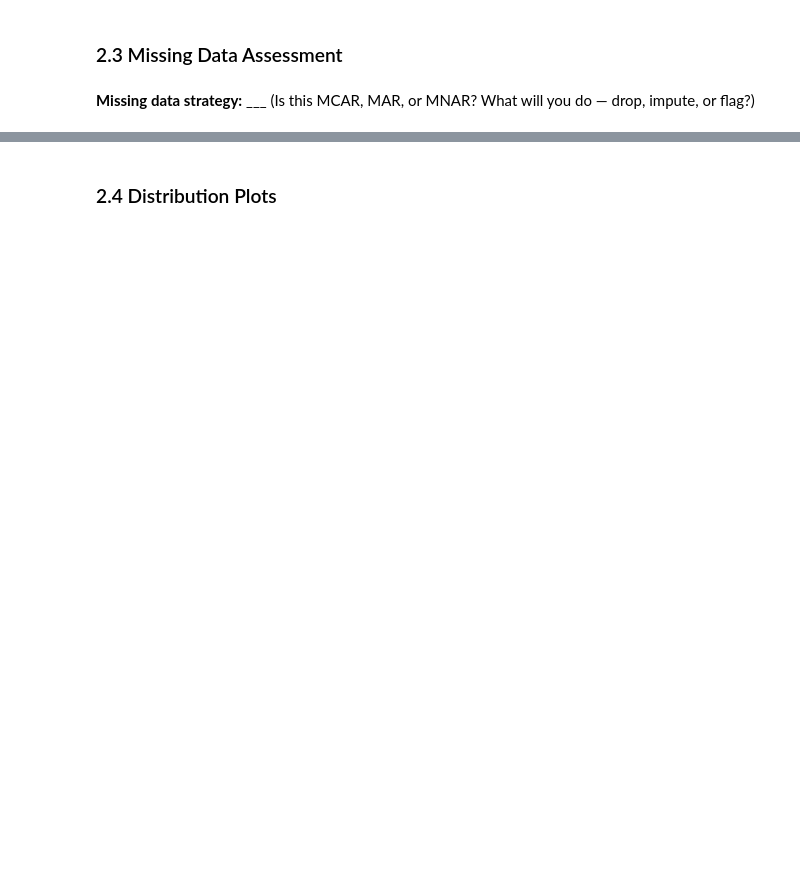
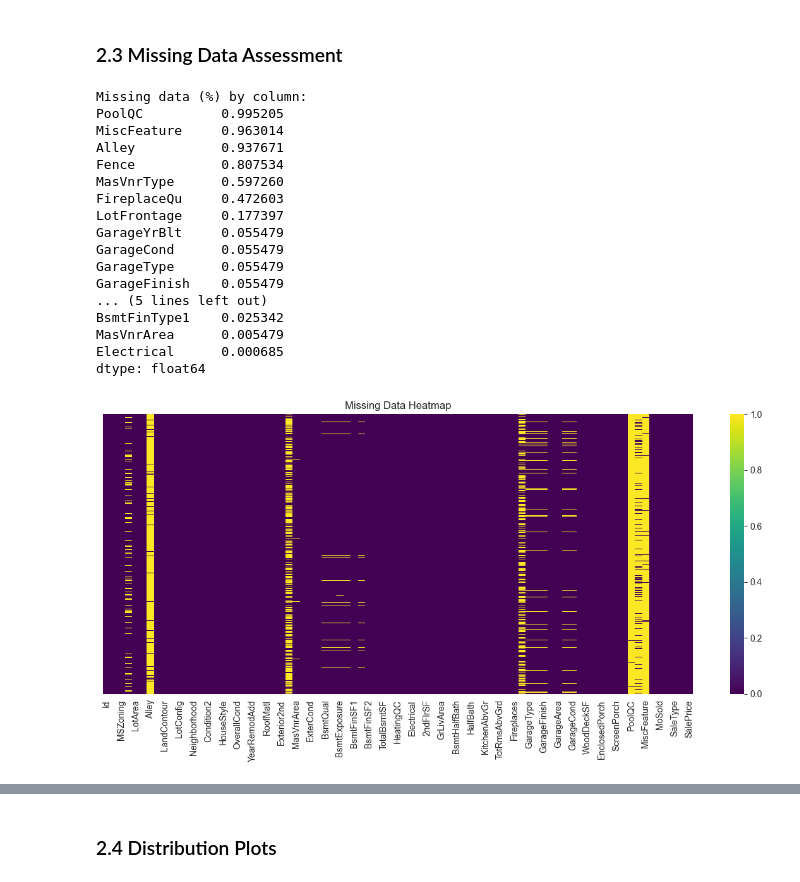
Before and after one commit to annabashlakova/ECON-3916-ML-Prediction-Project-Final-Project, a Jupyter notebook: 3916-final-project-starter (1).ipynb, the cells around one changed output, grey strips where cells are left out. Drawn from its saved outputs; the diff is of its cells as text; code cells hidden in the pictures; blank space fills up the shorter version.

```diff
--- a/3916-final-project-starter (1).ipynb
+++ b/3916-final-project-starter (1).ipynb
@@ -90,18 +125,34 @@ df.describe()
 # %%
 # ============================================================
 # 2.3 Missing data heatmap (Ch 1: MCAR/MAR/MNAR)
 # ============================================================
 
-# missing_pct = df.isnull().mean().sort_values(ascending=False)
-# print('Missing data (%) by column:')
-# print(missing_pct[missing_pct > 0])
+missing_pct = df.isnull().mean().sort_values(ascending=False)
+print('Missing data (%) by column:')
+print(missing_pct[missing_pct > 0])
 
 # # Visual: missing data heatmap
-# plt.figure(figsize=(12, 6))
-# sns.heatmap(df.isnull(), cbar=True, yticklabels=False, cmap='viridis')
-# plt.title('Missing Data Heatmap')
-# plt.tight_layout()
-# plt.show()
+plt.figure(figsize=(12, 6))
+sns.heatmap(df.isnull(), cbar=True, yticklabels=False, cmap='viridis')
+plt.title('Missing Data Heatmap')
+plt.tight_layout()
+plt.show()
+# %% [output]
+Missing data (%) by column:
+PoolQC          0.995205
+MiscFeature     0.963014
+Alley           0.937671
+Fence           0.807534
+MasVnrType      0.597260
+FireplaceQu     0.472603
+LotFrontage     0.177397
+GarageYrBlt     0.055479
+GarageCond      0.055479
+GarageType      0.055479
+GarageFinish    0.055479
+... (5 lines left out)
+BsmtFinType1    0.025342
+MasVnrArea      0.005479
+Electrical      0.000685
+dtype: float64
+[figure, added]
-# %% [markdown]
-**Missing data strategy:** ___
-(Is this MCAR, MAR, or MNAR? What will you do — drop, impute, or flag?)
```
Also changed, not shown: parts of 17 cells of this notebook.
